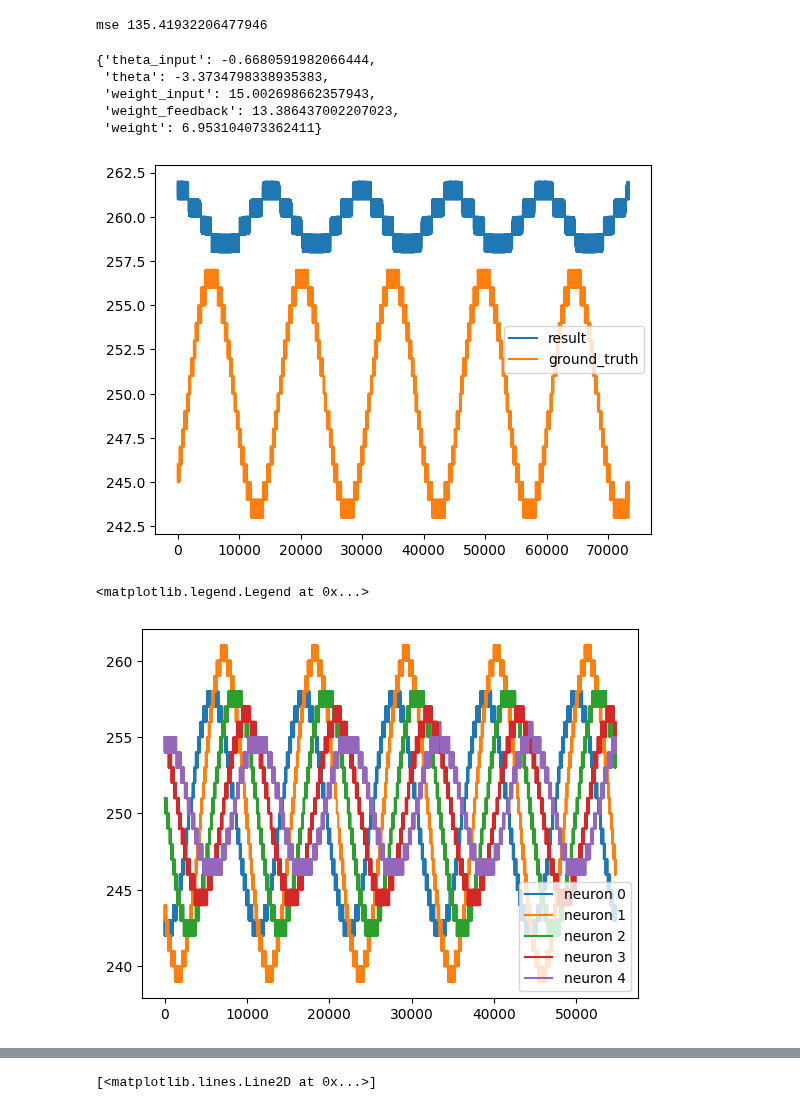
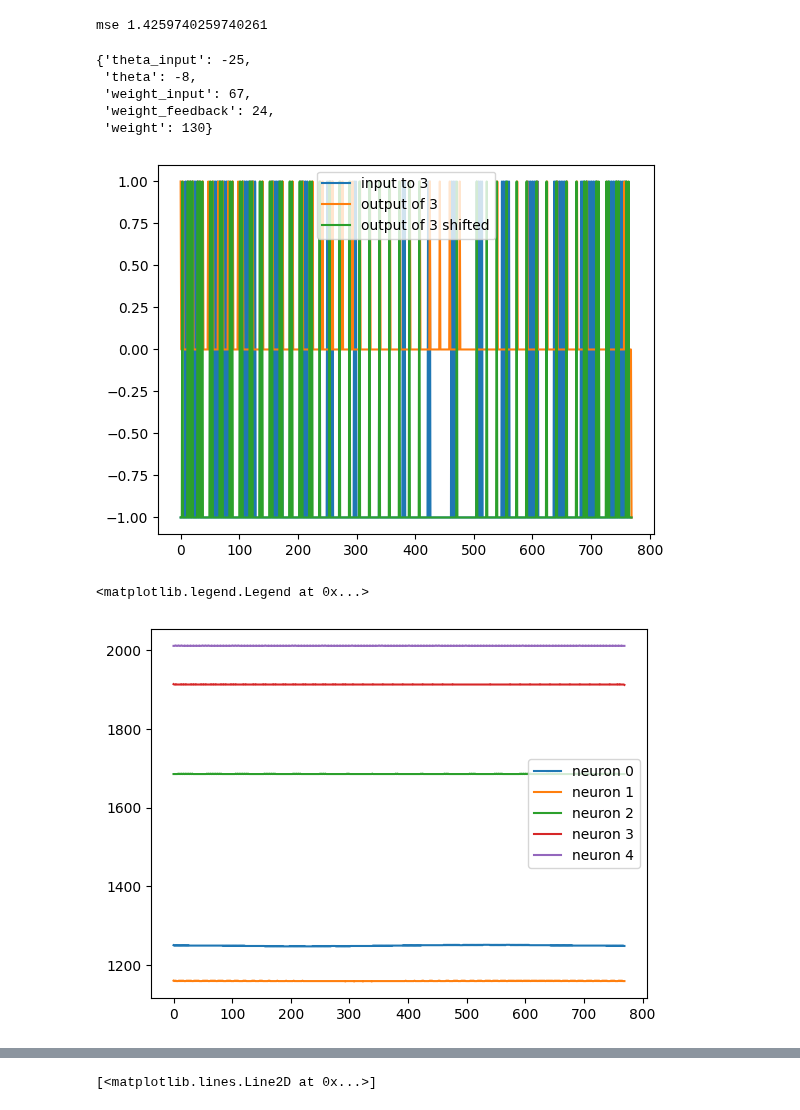
Before and after one commit to yakir4123/SNN-SCTN, a Jupyter notebook: notebooks/optuna_look_4_phase_shift.ipynb, the cells around one changed output, grey strips where cells are left out. Saved outputs shown, nothing was run; the diff lists cells and outputs as text; code cells hidden in the pictures.

Commit message:
* objective function that the phase should shift similar to how resonator 104 works

```diff
--- a/notebooks/optuna_look_4_phase_shift.ipynb
+++ b/notebooks/optuna_look_4_phase_shift.ipynb
@@ -168,10 +158,10 @@ def score_resonator(resonator, duration, freq0, plot=False):
 # %%
-freq0 = 104
+freq0 = 2350
 freq_gt = 104
 clk_freq = 1536000
 duration = .3
-spikes_window_size = 250
-lf_lp_option = 5
+spikes_window_size = 2500
+lf_lp_option = 4
 
 base_params = {
     'theta_input': -1,
@@ -180,21 +170,25 @@ base_params = {
     'weight_feedback': 9,
     'weight': 10,
 }
-resonator = resonator_from_optuna(**base_params, lf_lp_option=5, clk_freq=clk_freq)
+resonator = resonator_from_optuna(freq_gt, **base_params, lf_lp_option=5, clk_freq=clk_freq)
+# desired_resonator = resonator_from_optuna(freq0, **base_params, lf_lp_option=5, clk_freq=clk_freq)
+resonator.log_out_spikes(0)
 for i in range(0, 5):
     resonator.log_out_spikes(i)
-generate_n_input_signal(resonator, duration, freq_gt)
-ground_truth = np.array([neuron_output(resonator.neurons[i], spikes_window_size, duration, freq_gt) for i in range(0, 5)])
+generate_and_input_signal(resonator, duration, freq_gt)
+# generate_and_input_signal(desired_resonator, duration, freq_gt)
+# ground_truth_104 = np.array([neuron_output(resonator.neurons[i], spikes_window_size, duration, freq_gt) for i in range(0, 5)])
 
-phase_shift = [0] * 4
+phase_shift = [0] * 5
+# ground_truth = []
 for i in range(1, 5):
     j = i - 1
-    norm_x0 = (ground_truth[j] - np.min(ground_truth[j]))/(np.max(ground_truth[j]) - np.min(ground_truth[j]))*2-1
-    norm_x1 = (ground_truth[i] - np.min(ground_truth[i]))/(np.max(ground_truth[i]) - np.min(ground_truth[i]))*2-1
-    phase_shift[j] = np.mean(np.abs((np.arcsin(norm_x0) - np.arcsin(norm_x1)))*180/np.pi)
+    norm_x0 = (ground_truth_104[j] - np.min(ground_truth_104[j])) / (np.max(ground_truth_104[j]) - np.min(ground_truth_104[j])) * 2 - 1
+    norm_x1 = (ground_truth_104[i] - np.min(ground_truth_104[i])) / (np.max(ground_truth_104[i]) - np.min(ground_truth_104[i])) * 2 - 1
+    phase_shift[i] = np.mean(np.abs((np.arcsin(norm_x0) - np.arcsin(norm_x1)))*180/np.pi)
+    # ground_truth.append()
+
 
 mse = score_resonator(resonator, duration=.3, freq0=freq_gt, plot=True)
 print(f'mse {mse}')
-
-plt.plot(ground_truth[-1])
 # %% [output]
@@ -272,26 +231,26 @@ plt.plot(np.arcsin(x)*180/np.pi)
 # %%
 # 118 {'theta_input': -1.161, 'theta': -4.943, 'weight_input': 8.512, 'weight_feedback': 8.867, 'weight': 10.342}
 best_params = study.best_params.copy()
 
-resonator = resonator_from_optuna(**best_params, lf_lp_option=lf_lp_option, clk_freq=clk_freq)
-# resonator = resonator_from_optuna(**base_params, clk_freq=clk_freq)
+resonator = resonator_from_optuna(freq0, **best_params, lf_lp_option=lf_lp_option, clk_freq=clk_freq)
+# resonator = resonator_from_optuna(freq0, **base_params, clk_freq=clk_freq)
 mse = score_resonator(resonator, duration=.3, freq0=freq0, plot=True)
 print(f'mse {mse}')
 best_params
 # %% [output]
-mse 135.41932206477946
+mse 1.4259740259740261
-{'theta_input': -0.6680591982066444,
- 'theta': -3.3734798338935383,
- 'weight_input': 15.002698662357943,
- 'weight_feedback': 13.386437002207023,
- 'weight': 6.953104073362411}
+{'theta_input': -25,
+ 'theta': -8,
+ 'weight_input': 67,
+ 'weight_feedback': 24,
+ 'weight': 130}
-[figure, old version]
+[figure, new version]
 # %%
-resonator = resonator_from_optuna(**best_params, lf_lp_option=lf_lp_option, clk_freq=clk_freq)
+resonator = resonator_from_optuna(freq0, **best_params, lf_lp_option=lf_lp_option, clk_freq=clk_freq)
 for i in range(len(resonator.neurons)):
     resonator.log_out_spikes(i)
 
-generate_n_input_signal(resonator, duration, freq0)
+generate_and_input_signal(resonator, duration, freq0)
 
 for i in range(len(resonator.neurons)):
     try:
@@ -303,5 +262,5 @@ for i in range(len(resonator.neurons)):
 plt.legend()
 # %% [output]
 <matplotlib.legend.Legend at 0x...>
-[figure, old version]
+[figure, new version]
 # %%
```
Also changed, not shown: parts of 10 cells of this notebook.
